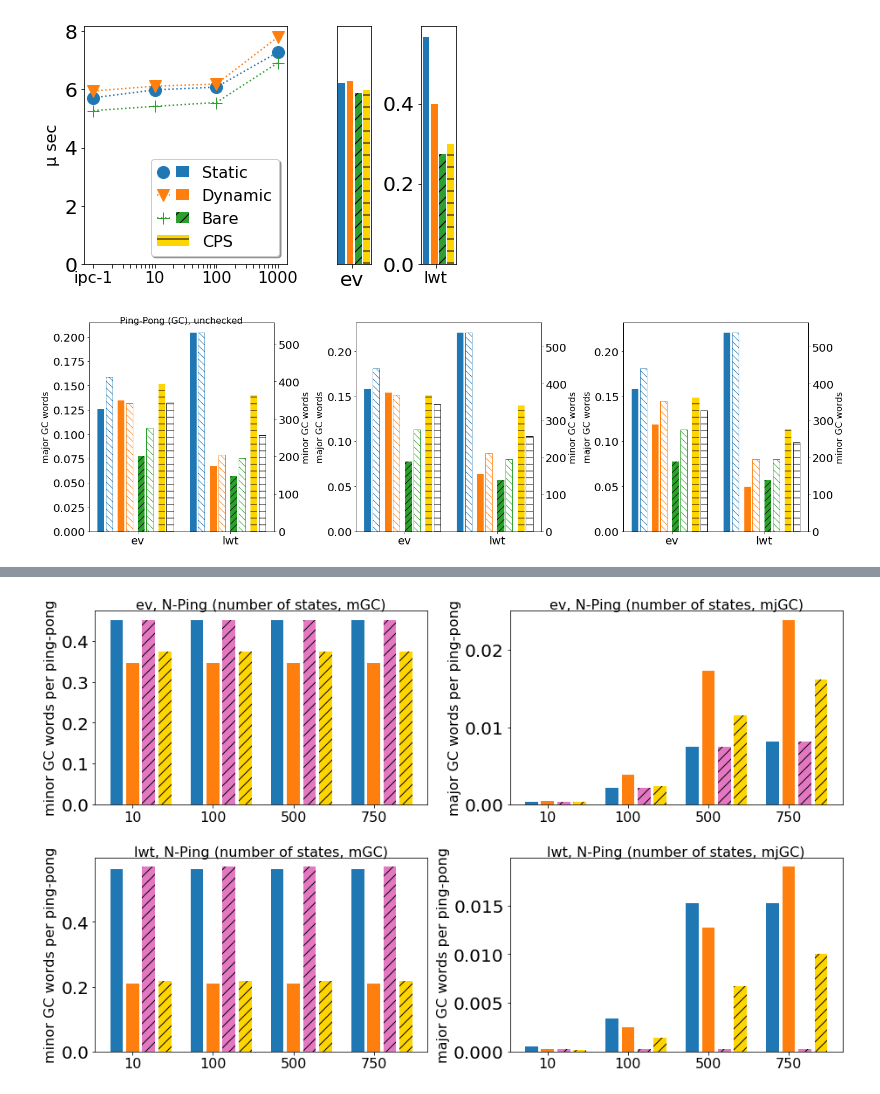
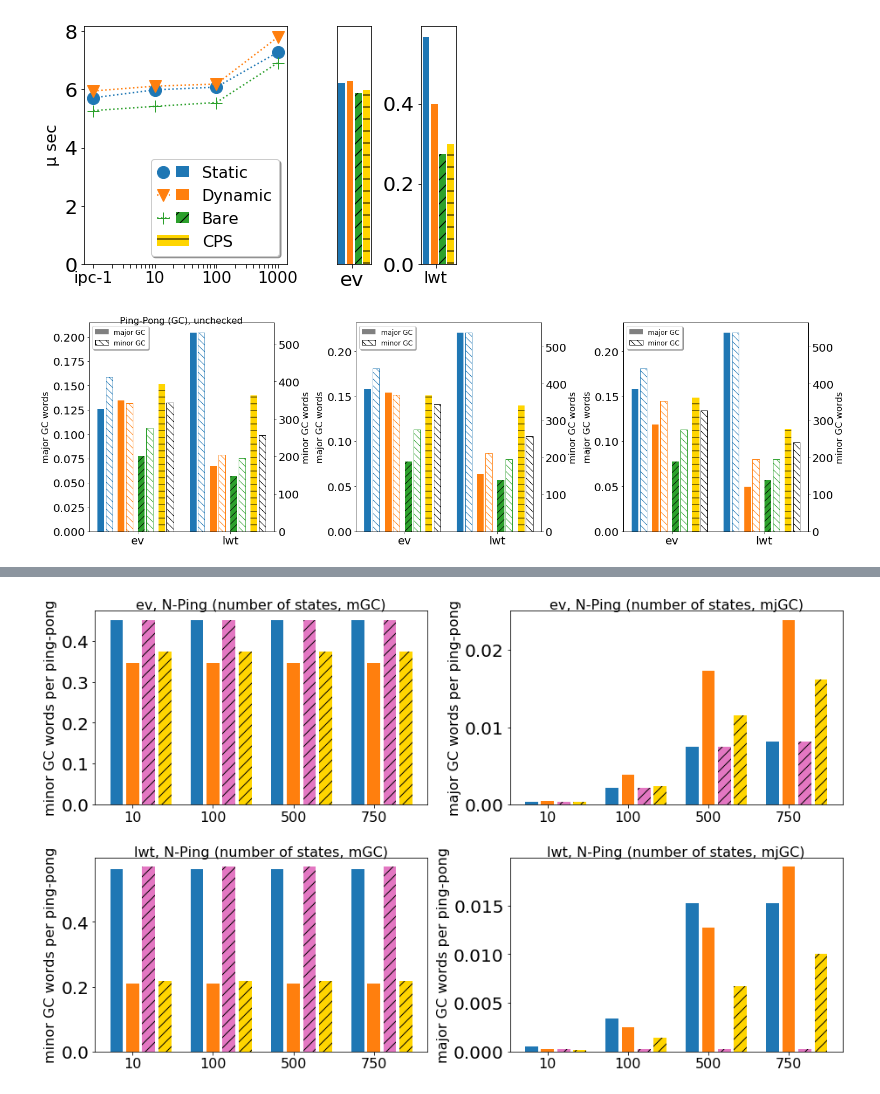
Before and after one commit to keigoi/ocaml-mpst, a Jupyter notebook: benchmark/graphs/Graphs.ipynb, the cells around one changed output, grey strips where cells are left out. Cells and saved outputs as stored; diff of their text form; code cells hidden in the pictures.

```diff
--- a/benchmark/graphs/Graphs.ipynb
+++ b/benchmark/graphs/Graphs.ipynb
@@ -210,20 +210,20 @@ def show_graph4(axes, ax, width, colwidth, x_labels, d1,lab1,d2,lab2,d3,lab3,d4,
         (edgecolor1,edgecolor2,edgecolor3,edgecolor4) = (color1, color2, color3, color4)
         (color1, color2, color3, color4) = ('none','none','none','none')
         (lw1,lw2,lw3,lw4) = (1,1,1,1)
-        (hatch1, hatch2, hatch3, hatch4) = ('\\\\', '\\\\', '\\\\', '-')
+        (hatch1, hatch2, hatch3, hatch4) = ('\\\\', '\\\\', '\\\\', '\\\\')
 
     #edgecolor=
 
-    ax.bar(x + shift, d1, colwidth, color=color1, edgecolor=edgecolor1, lw=lw1, label=lab1, error_kw={'ecolor':'black',
+    ax.bar(x + shift, d1, colwidth, color=color1, edgecolor=edgecolor1, lw=lw1, error_kw={'ecolor':'black',
                               'linewidth':2,'capthick':2}, hatch=hatch1)
-    ax.bar(x + width + shift, d2, colwidth, color=color2, edgecolor=edgecolor2, lw=lw2, label=lab2, error_kw={'ecolor':'black',
+    ax.bar(x + width + shift, d2, colwidth, color=color2, edgecolor=edgecolor2, lw=lw2, error_kw={'ecolor':'black',
                               'linewidth':2,'capthick':2}, hatch=hatch2)
-    ax.bar(x + width * 2 + shift, d3, colwidth, color=color3, edgecolor=edgecolor3, lw=lw3, label=lab3, error_kw={'ecolor':'black',
+    ax.bar(x + width * 2 + shift, d3, colwidth, color=color3, edgecolor=edgecolor3, lw=lw3, error_kw={'ecolor':'black',
                               'linewidth':2,'capthick':2}, hatch=hatch3)
     if lab4!='':
         if edgecolor4==yellow:
             edgecolor4 = 'black'
-        ax.bar(x + width * 3 + shift, d4, colwidth, color=color4, edgecolor=edgecolor4, lw=lw4, label=lab4, error_kw={'ecolor':'black',
+        ax.bar(x + width * 3 + shift, d4, colwidth, color=color4, edgecolor=edgecolor4, lw=lw4, error_kw={'ecolor':'black',
                               'linewidth':2,'capthick':2}, hatch=hatch4)
 
 def show_mem(ax, dyn_suffix='',sta_suffix='',cps_suffix=''):
@@ -255,36 +255,39 @@ def show_mem(ax, dyn_suffix='',sta_suffix='',cps_suffix=''):
               [bare['ev_bare_cps'+cps_suffix][mngc]]+[bare['lwt_bare_cps'+cps_suffix][mngc]], 'CPS'+cps_suffix,
               bare=True, shift=-0.06, minor=True
               )
 
     # k='time_per_run_nanos'
 
     ax2.set_ylabel('minor GC words', fontsize=16)
     ax.set_xticks([0.25,1.25])
     ax.set_xticklabels(['ev', 'lwt'], fontsize=20)
 
-    #legend = ax2.legend(loc='lower left', shadow=True, fontsize=14)
-    #legend.get_frame().set_facecolor('#FFFFFF')
+    ax2.bar([1],[0],label='major GC', color='gray')
+    ax2.bar([1],[0],label='minor GC', color='none', edgecolor='black', hatch='\\\\')
+
+    legend = ax2.legend(loc='upper left', shadow=True, fontsize=12)
+    legend.get_frame().set_facecolor('#FFFFFF')
 
 
 fig, axes = plt.subplots(ncols=3, nrows=1, squeeze = False)
 fig.set_figheight(6)
 fig.set_figwidth(20)
 ax = axes[0][0]
 ax2 = axes[0][1]
 ax3 = axes[0][2]
 
 ax.set_title('Ping-Pong (GC)', fontsize=16, y=0.98)
 ax.set_title('Ping-Pong (GC), Uni', fontsize=16, y=0.98)
 ax.set_title('Ping-Pong (GC), unchecked', fontsize=16, y=0.98)
 
 show_mem(ax)
 show_mem(ax2, '_untyped','_untyped')
 show_mem(ax3, '_nocheck_untyped','_untyped','_nocheck')
 
 plt.tight_layout()
 plt.show()
 # %% [output]
-[figure, old version]
+[figure, new version]
 # %%
 
 def show_nping_time(ax):
```
Also changed, not shown: parts of 6 cells of this notebook, 2 other files.
